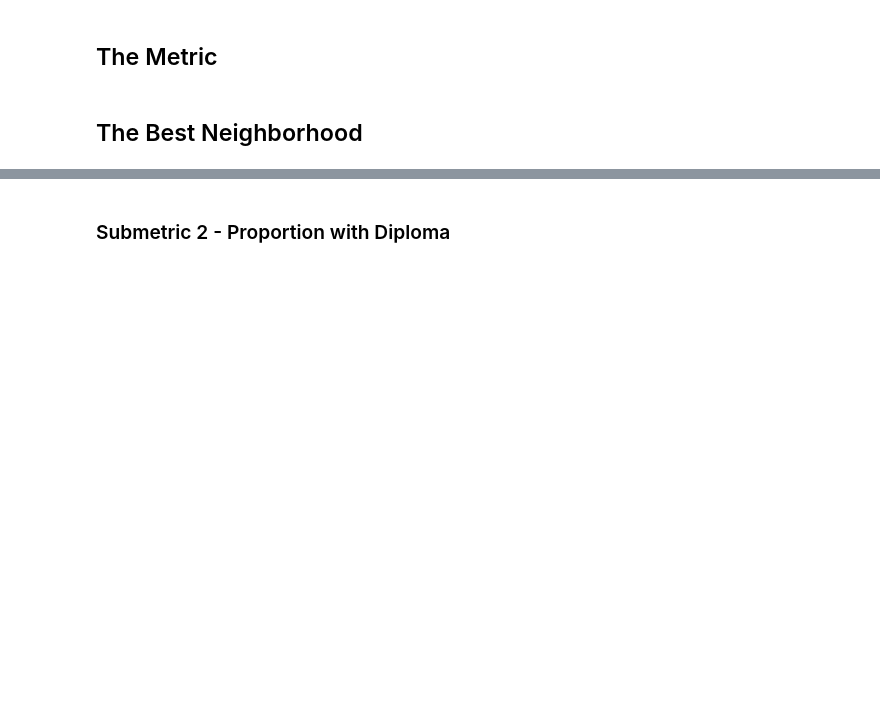
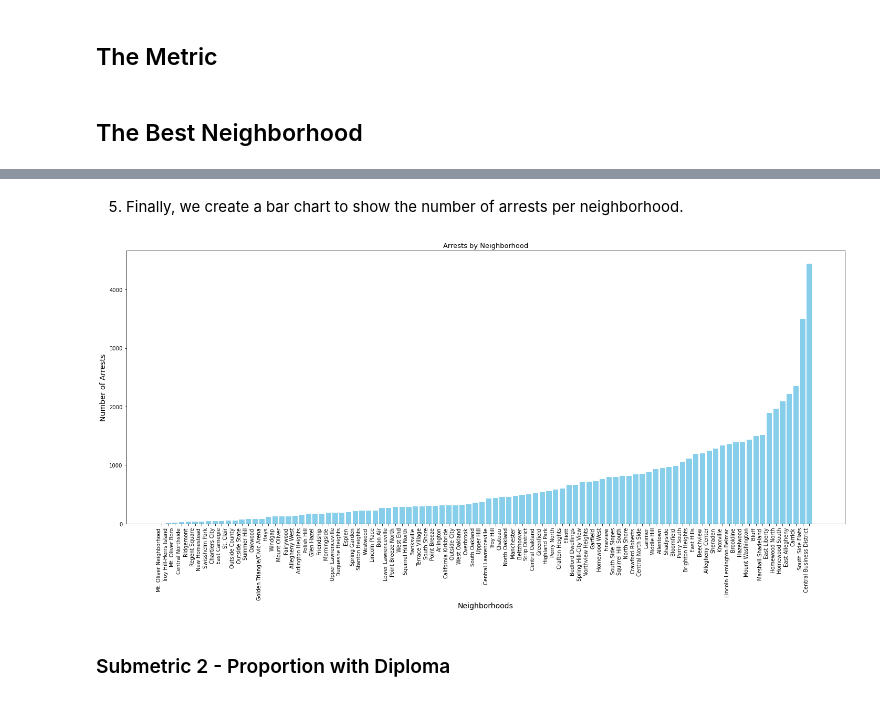
Before and after one commit to ItBeDaKang/CMPINF-0010-Final-Project, a Jupyter notebook: group_notebook.ipynb, the cells around one changed output, grey strips where cells are left out. Saved outputs shown, nothing was run; the diff lists cells and outputs as text; code cells hidden in the pictures; blank space fills up the shorter version.

```diff
--- a/group_notebook.ipynb
+++ b/group_notebook.ipynb
@@ -10,0 +13,9 @@
+# %%
+import pandas as pd
+import matplotlib.pyplot as plt
+
+arrests_data = pd.read_csv('Arrests_file.csv')
+
+
+
+arrests_data.head()
@@ -10,0 +31,3 @@
+# %%
+neighborhood_arrest_counts = arrests_data['INCIDENTNEIGHBORHOOD'].value_counts()
+neighborhood_arrest_counts.head()
@@ -10,0 +43,3 @@
+# %%
+neighborhood_arrest_counts = neighborhood_arrest_counts.sort_values()
+neighborhood_arrest_counts.head
@@ -11,3 +78,30 @@
+# %% [markdown]
+5. Finally, we create a bar chart to show the number of arrests per neighborhood.
+# %%
+plt.figure(figsize=(20, 10))
+plt.bar(neighborhood_arrest_counts.index, neighborhood_arrest_counts.values, color='skyblue')
+
+
+plt.xlabel('Neighborhoods', fontsize=14)
+plt.ylabel('Number of Arrests', fontsize=14)
+plt.title('Arrests by Neighborhood', fontsize=13)
+
+
+plt.xticks(
+    ticks=range(len(neighborhood_arrest_counts)),
+    labels=neighborhood_arrest_counts.index,
+    rotation=90,
+    ha='right',
+    fontsize=10
+)
+
+
+plt.tight_layout()
+
+
+plt.show()
+# %% [output]
+[figure, added]
 # %% [markdown]
 ### Submetric 2 - Proportion with Diploma
 # %% [markdown]
```
Also changed, not shown: parts of 10 cells of this notebook, 1 other file.
